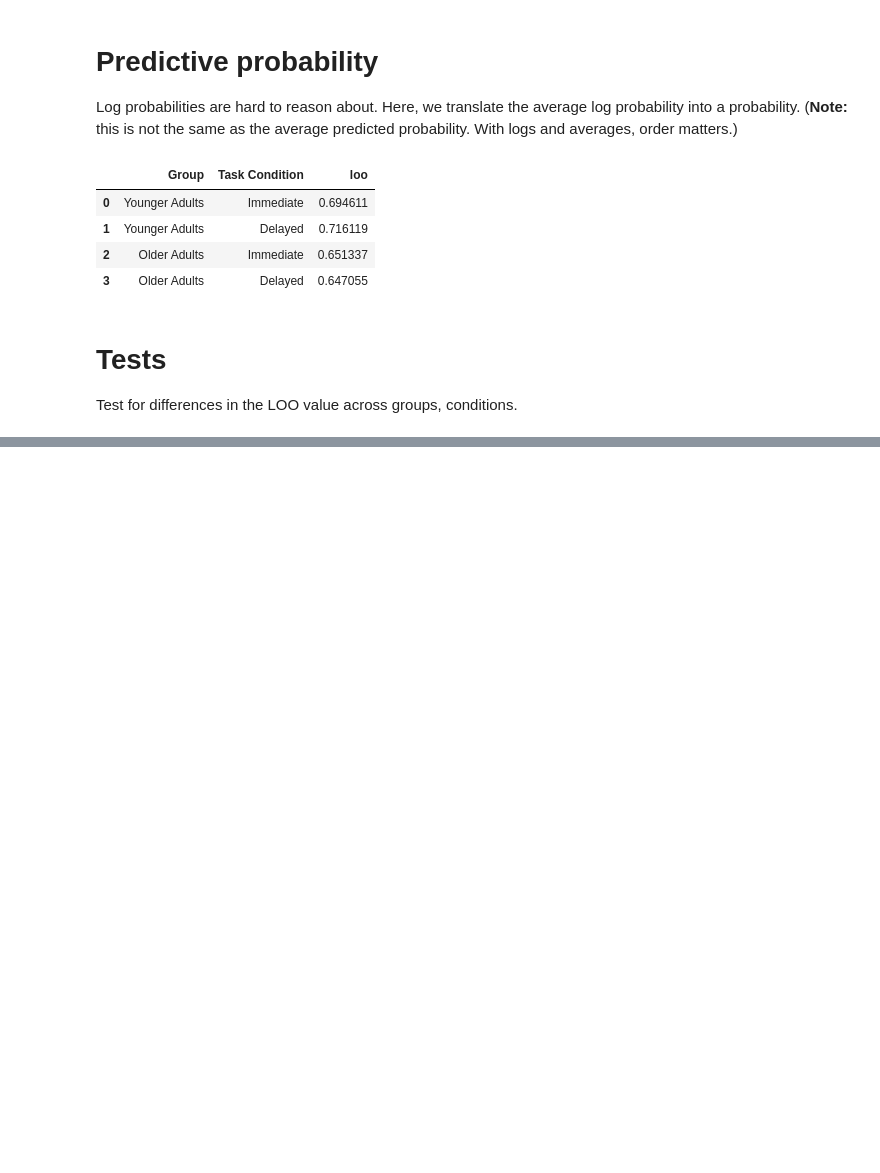
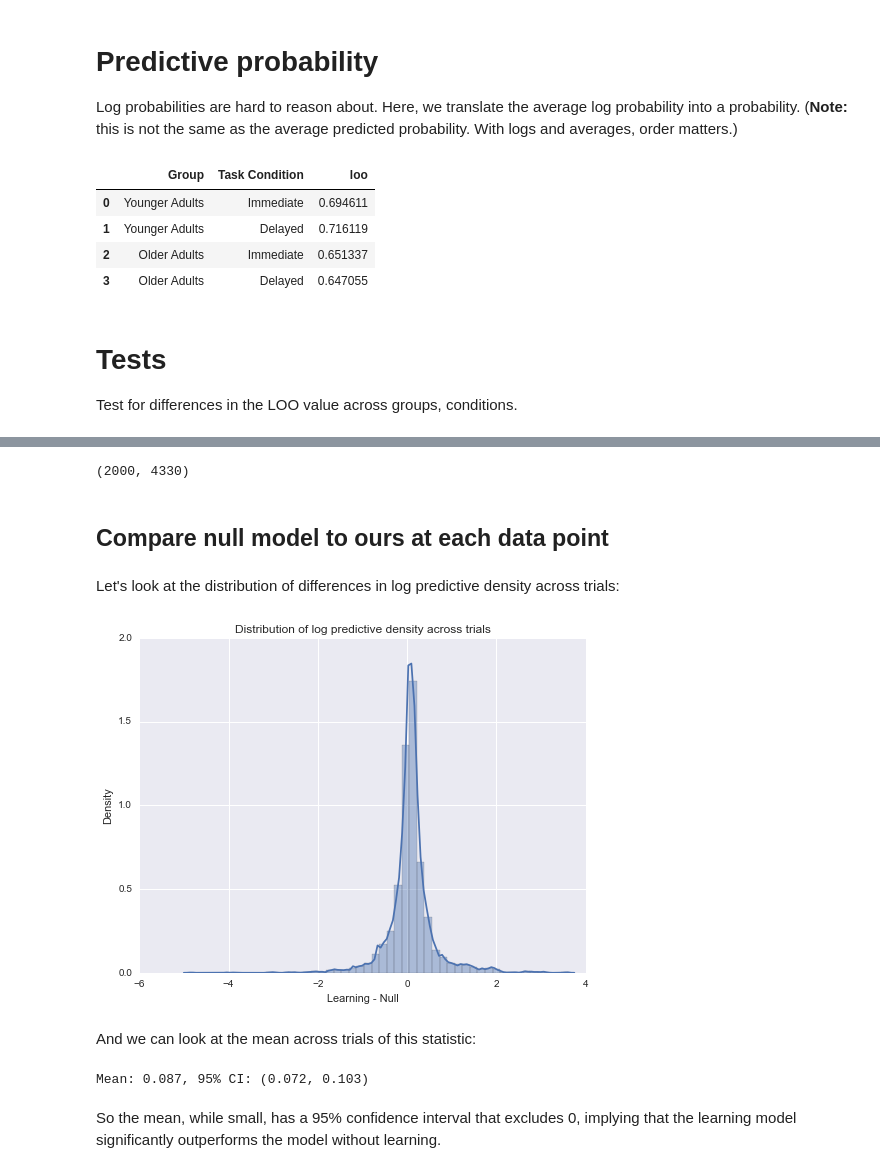
Before and after one commit to jmxpearson/bayesrl, a Jupyter notebook: Model_fit_assessment.ipynb, the cells around one changed output, grey strips where cells are left out. Cells and saved outputs as stored; diff of their text form; code cells hidden in the pictures; blank space fills up the shorter version.

Commit message:
added null model (logistic regression)
- runmodel modified to handle this case
- updated analysis in Model_fit_assessment

```diff
--- a/Model_fit_assessment.ipynb
+++ b/Model_fit_assessment.ipynb
@@ -8,5 +10,5 @@ import psis
 # %%
-lp_samples = pd.read_excel('results.xlsx', sheet_name='Log posterior samples')
+lp_samples = pd.read_excel('results1.xlsx', sheet_name='Log posterior samples')
 # %%
 lp_samples.shape
 # %% [output]
@@ -119,0 +131,31 @@ MannwhitneyuResult(statistic=476768.0, pvalue=5.6411607056875493e-14)
+# %%
+lp_null_samples = pd.read_excel('results_log_reg.xlsx', sheet_name='Log posterior samples')
+# %%
+lp_null_samples = lp_null_samples.dropna(axis=1)
+lp_null_samples.shape
+# %% [output]
+(2000, 4330)
+# %%
+loo_null = psis.psisloo(lp_null_samples.values)
+# %% [markdown]
+## Compare null model to ours at each data point
+# %% [markdown]
+Let's look at the distribution of differences in log predictive density across trials:
+# %%
+loo_diff = loo[1] - loo_null[1]
+
+plt.figure(figsize=(8, 6))
+sns.distplot(loo_diff)
+plt.ylabel('Density')
+plt.xlabel('Learning - Null')
+plt.title('Distribution of log predictive density across trials');
+# %% [output]
+[figure, added]
+# %% [markdown]
+And we can look at the mean across trials of this statistic:
+# %%
+bootci(loo_diff);
+# %% [output]
+Mean: 0.087, 95% CI: (0.072, 0.103)
+# %% [markdown]
+So the mean, while small, has a 95% confidence interval that excludes 0, implying that the learning model significantly outperforms the model without learning.
```
Also changed, not shown: parts of 6 cells of this notebook, 1 other file.
